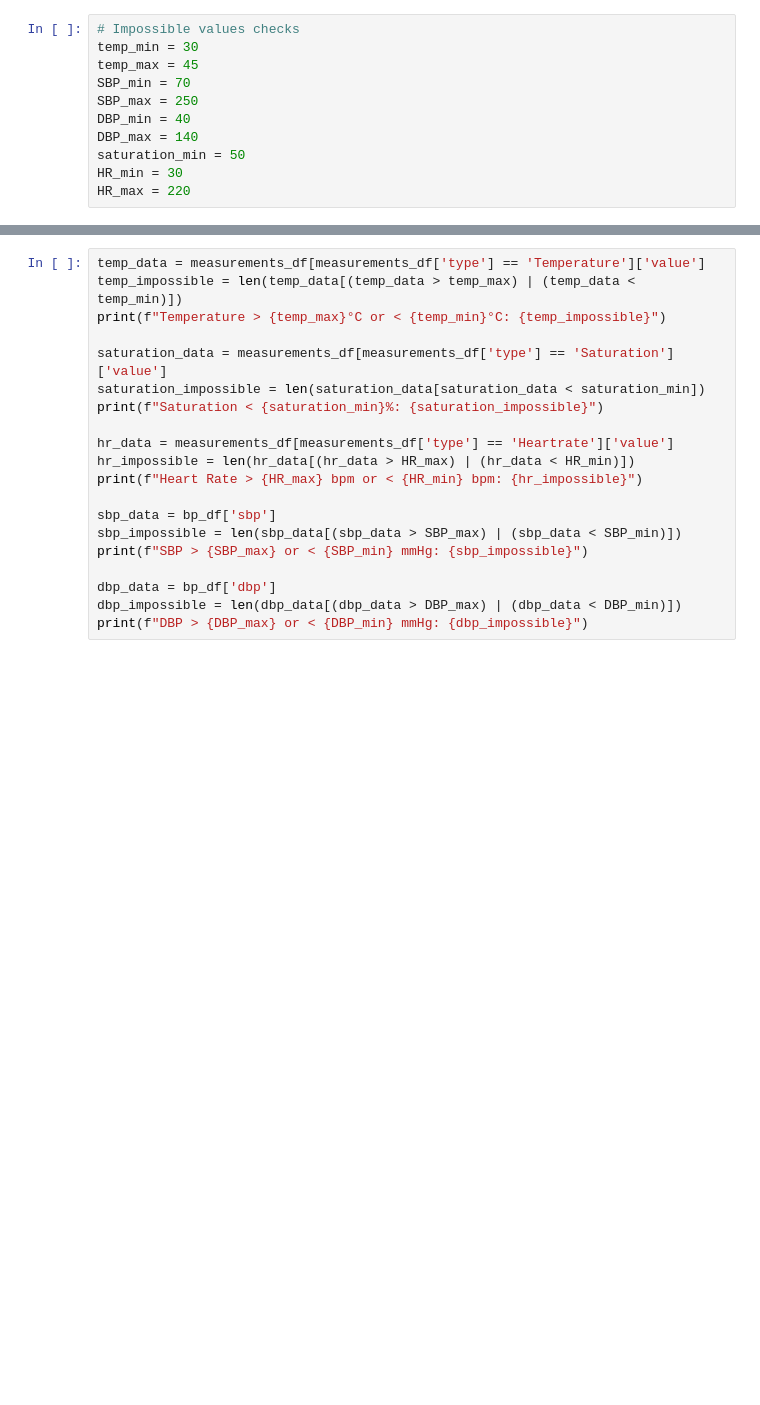
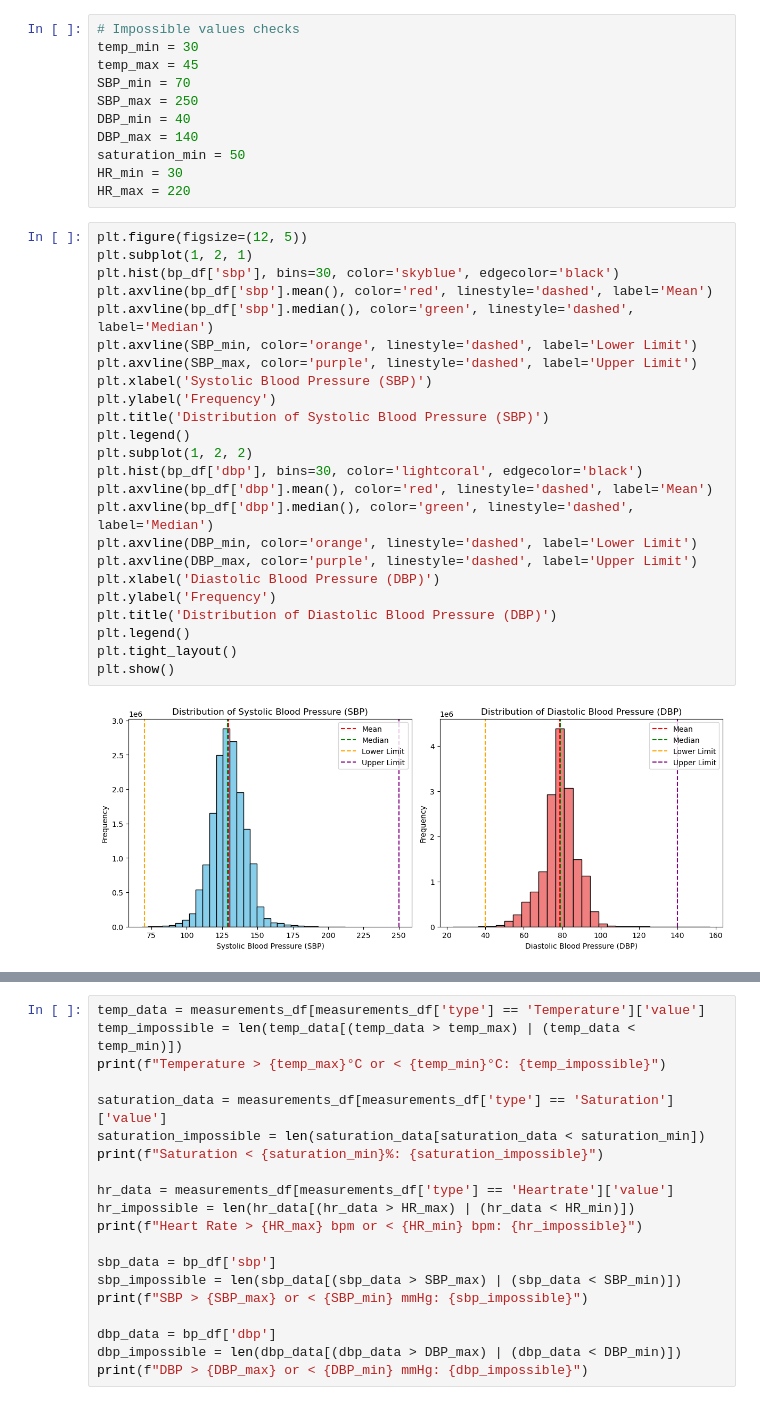
Before and after one commit to eldarmuk/AI-CVD, a Jupyter notebook: notebooks/02_basic_eda.ipynb, the cells around one changed output, grey strips where cells are left out. Drawn from its saved outputs; the diff is of its cells as text; blank space fills up the shorter version.

```diff
--- a/notebooks/02_basic_eda.ipynb
+++ b/notebooks/02_basic_eda.ipynb
@@ -367,3 +346,29 @@ DBP_max = 140
 saturation_min = 50
 HR_min = 30
 HR_max = 220
+# %%
+plt.figure(figsize=(12, 5))
+plt.subplot(1, 2, 1)
+plt.hist(bp_df['sbp'], bins=30, color='skyblue', edgecolor='black')
+plt.axvline(bp_df['sbp'].mean(), color='red', linestyle='dashed', label='Mean')
+plt.axvline(bp_df['sbp'].median(), color='green', linestyle='dashed', label='Median')
+plt.axvline(SBP_min, color='orange', linestyle='dashed', label='Lower Limit')
+plt.axvline(SBP_max, color='purple', linestyle='dashed', label='Upper Limit')
+plt.xlabel('Systolic Blood Pressure (SBP)')
+plt.ylabel('Frequency')
+plt.title('Distribution of Systolic Blood Pressure (SBP)')
+plt.legend()
+plt.subplot(1, 2, 2)
+plt.hist(bp_df['dbp'], bins=30, color='lightcoral', edgecolor='black')
+plt.axvline(bp_df['dbp'].mean(), color='red', linestyle='dashed', label='Mean')
+plt.axvline(bp_df['dbp'].median(), color='green', linestyle='dashed', label='Median')
+plt.axvline(DBP_min, color='orange', linestyle='dashed', label='Lower Limit')
+plt.axvline(DBP_max, color='purple', linestyle='dashed', label='Upper Limit')
+plt.xlabel('Diastolic Blood Pressure (DBP)')
+plt.ylabel('Frequency')
+plt.title('Distribution of Diastolic Blood Pressure (DBP)')
+plt.legend()
+plt.tight_layout()
+plt.show()
+# %% [output]
+[figure, added]
```
Also changed, not shown: parts of 13 cells of this notebook.
